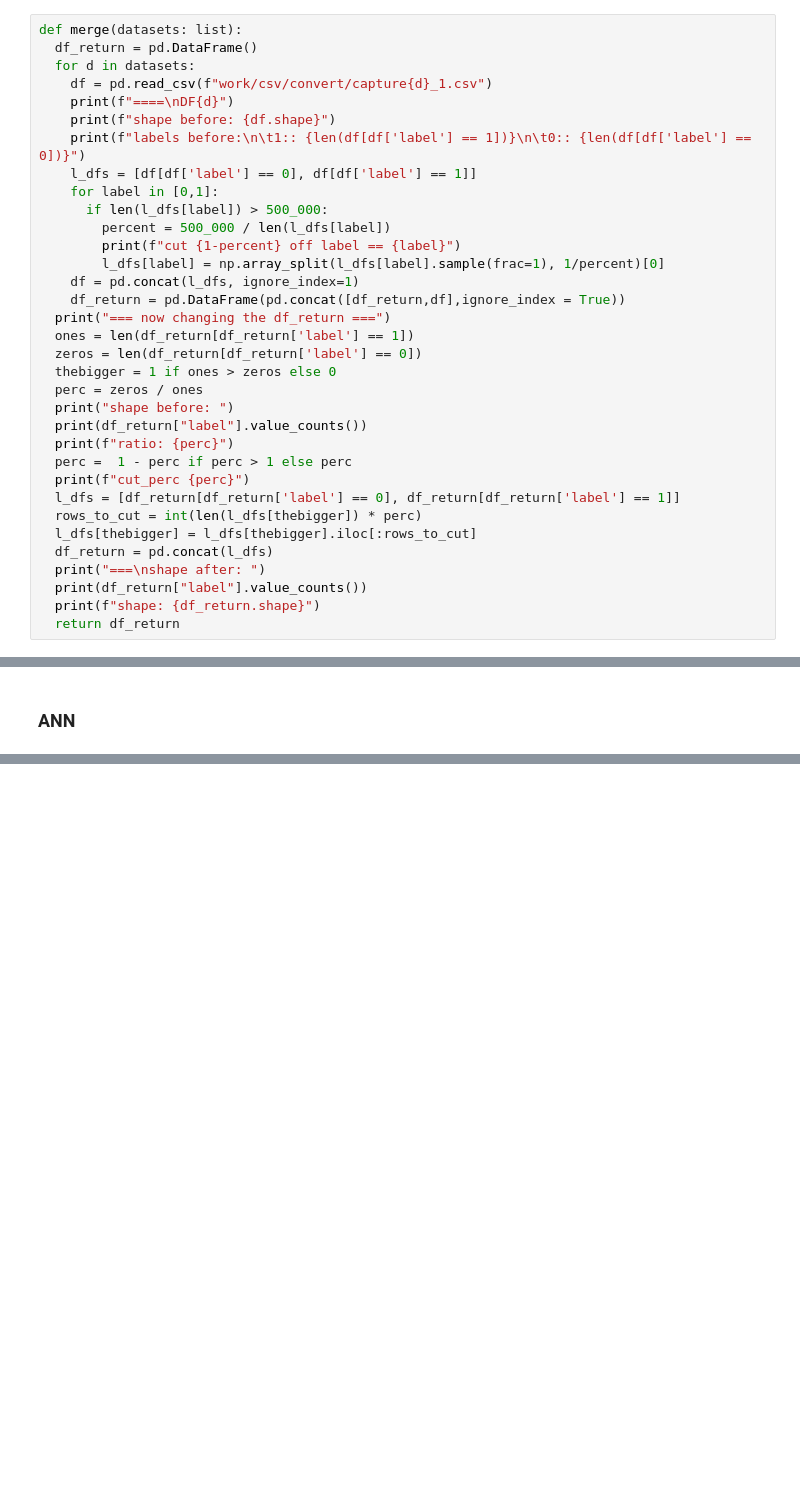
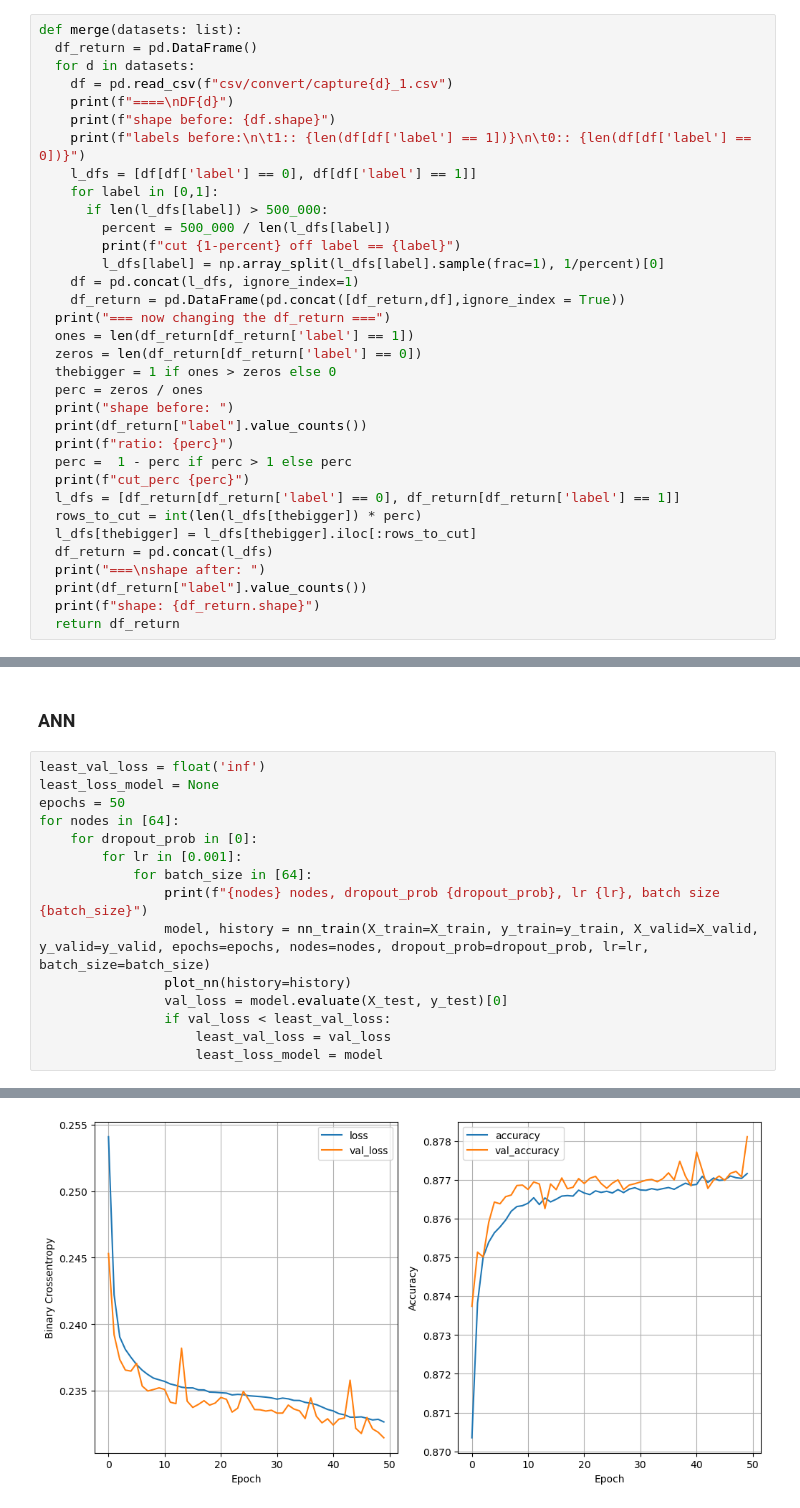
Before and after one commit to tech-nickel/LSC-IDS, a Jupyter notebook: jupyter_notebook/DOCUMENTATION.ipynb, the cells around one changed output, grey strips where cells are left out. Drawn from its saved outputs; the diff is of its cells as text; blank space fills up the shorter version.

```diff
--- a/jupyter_notebook/DOCUMENTATION.ipynb
+++ b/jupyter_notebook/DOCUMENTATION.ipynb
@@ -323,7 +311,7 @@ dbscanner(df_conversion_1, "hdbscan")
 def merge(datasets: list):
   df_return = pd.DataFrame()
   for d in datasets:
-    df = pd.read_csv(f"work/csv/convert/capture{d}_1.csv")
+    df = pd.read_csv(f"csv/convert/capture{d}_1.csv")
     print(f"====\nDF{d}")
     print(f"shape before: {df.shape}")
     print(f"labels before:\n\t1:: {len(df[df['label'] == 1])}\n\t0:: {len(df[df['label'] == 0])}")
@@ -840,3 +910,19 @@ accuracy_score(y_valid, y_pred)
 0.8477828800188391
 # %% [markdown]
 ### ANN
+# %%
+least_val_loss = float('inf')
+least_loss_model = None
+epochs = 50
+for nodes in [64]:
+    for dropout_prob in [0]:
+        for lr in [0.001]:
+            for batch_size in [64]:
+                print(f"{nodes} nodes, dropout_prob {dropout_prob}, lr {lr}, batch size {batch_size}")
+                model, history = nn_train(X_train=X_train, y_train=y_train, X_valid=X_valid, y_valid=y_valid, epochs=epochs, nodes=nodes, dropout_prob=dropout_prob, lr=lr, batch_size=batch_size)
+                plot_nn(history=history)
+                val_loss = model.evaluate(X_test, y_test)[0]
+                if val_loss < least_val_loss:
+                    least_val_loss = val_loss
+                    least_loss_model = model
+# %% [output]
@@ -842,0 +930 @@ accuracy_score(y_valid, y_pred)
+[figure, added]
```
Also changed, not shown: parts of 23 cells of this notebook.
